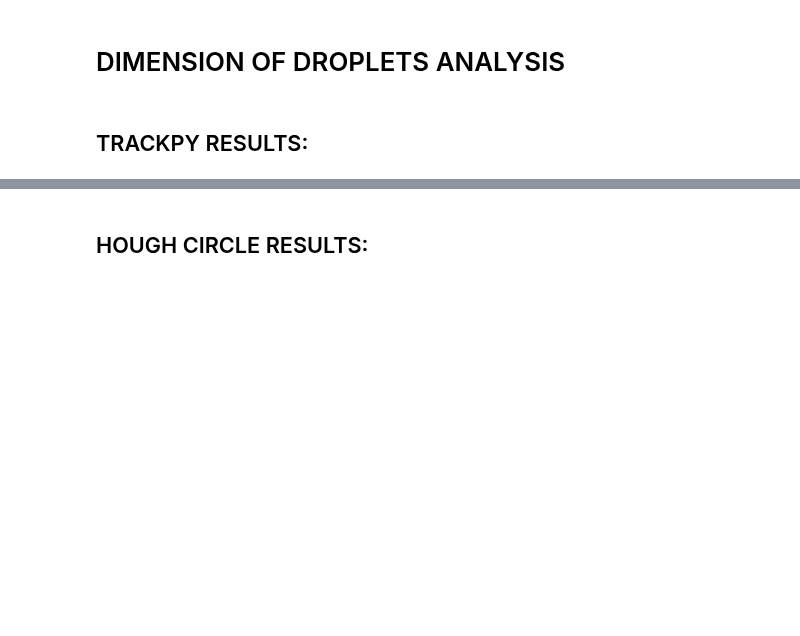
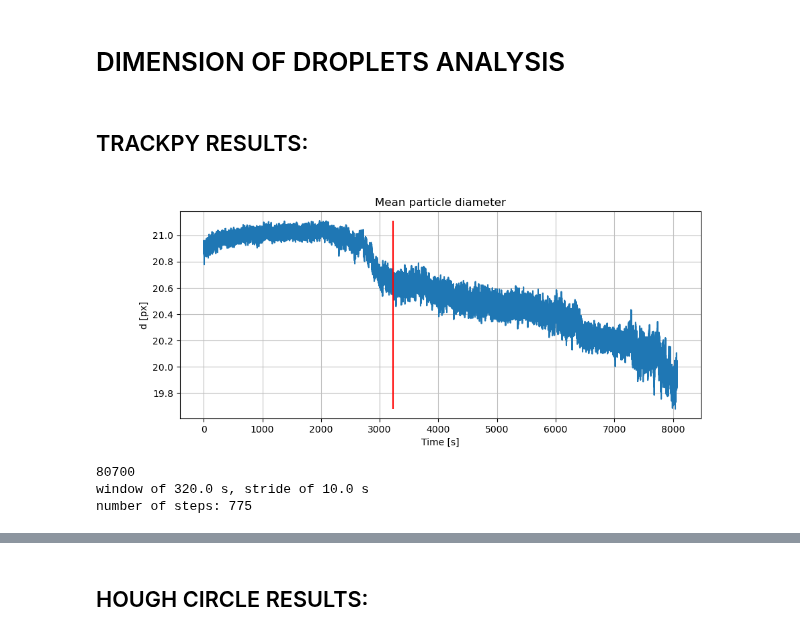
Before and after one commit to skandiz/MasterThesis, a Jupyter notebook: tracking/trajectoryTracking.ipynb, the cells around one changed output, grey strips where cells are left out. Saved outputs shown, nothing was run; the diff lists cells and outputs as text; code cells hidden in the pictures; blank space fills up the shorter version.

```diff
--- a/tracking/trajectoryTracking.ipynb
+++ b/tracking/trajectoryTracking.ipynb
@@ -334,15 +334,40 @@ if len(lost_particles)>0:
 # %%
 rawTrajs = pd.read_parquet("./results/parquet/full_movie_tracking.parquet")
 mean_dim = rawTrajs.groupby("frame").mean()
 merge_frame = 32269
 
 fig, ax = plt.subplots(1, 1)
 ax.plot(mean_dim.index/10, 2*mean_dim["size"])
 ax.vlines(merge_frame/10, 2*mean_dim["size"].values.min(), 2*mean_dim["size"].max(), color="r")
 ax.set(xlabel = "Time [s]", ylabel = "d [px]", title = "Mean particle diameter")
-ax.grid()
+ax.grid(True, linestyle='-', color = '0.75')
 if save_verb: plt.savefig("./results/dimension_analysis/mean_diameter_trackpy.png", bbox_inches='tight')
 if show_verb:
     plt.show()
 else:
     plt.close()
+# %% [output]
+[figure, added]
+# %%
+# windowed ?
+nFrames = len(mean_dim)
+print(nFrames)
+# WINDOWED ANALYSIS PARAMETERS
+window = 3200 # 320 s
+stride = 100 # 10 s
+print(f"window of {window/10} s, stride of {stride/10} s")
+startFrames = np.arange(0, nFrames-window, stride, dtype=int)
+endFrames = startFrames + window
+nSteps = len(startFrames)
+print(f"number of steps: {nSteps}")
+
+# mean and std droplet diameter per frame
+mean_d_wind = np.zeros(nSteps)
+std_d_wind = np.zeros(nSteps)
+for i, start in enumerate(startFrames):
+    mean_d_wind[i] = np.mean(2*mean_dim["size"][start:start+window])
+    std_d_wind[i] = np.std(2*mean_dim["size"][start:start+window])
+# %% [output]
+80700
+window of 320.0 s, stride of 10.0 s
+number of steps: 775
```
Also changed, not shown: parts of 1 cell of this notebook, 19 other files.
